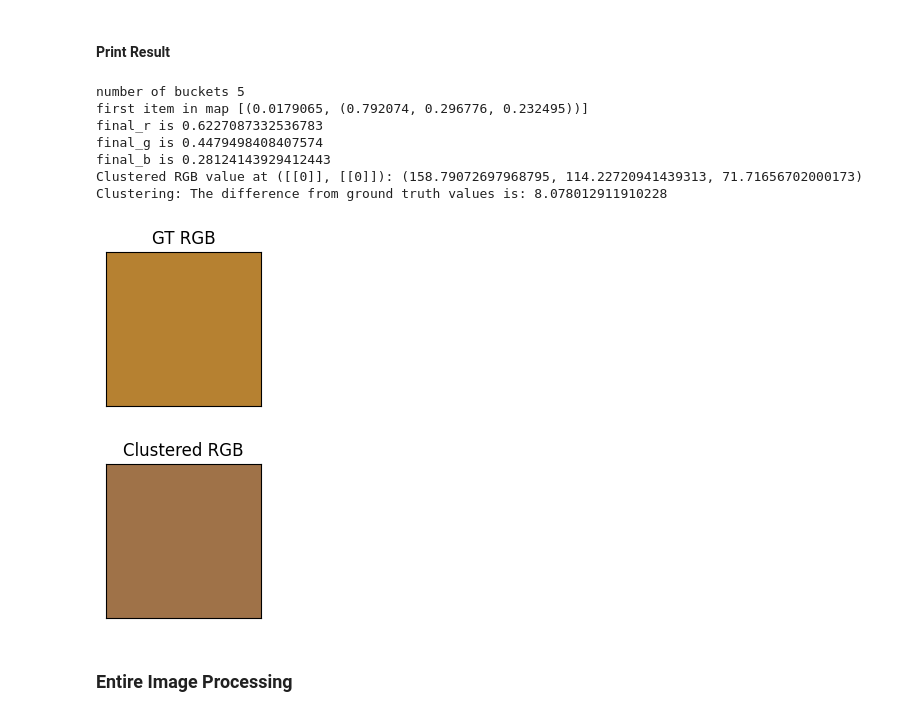
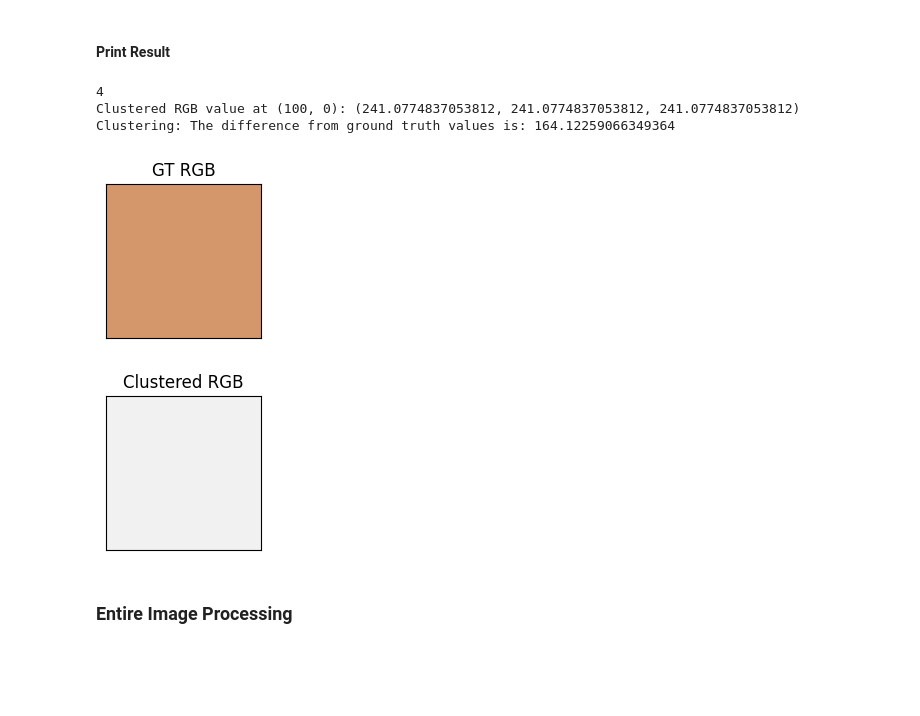
Before and after one commit to PLSE-Splats/clustering-exploration, a Jupyter notebook: src/jiexiao/3dgs_clustering.ipynb, the cells around one changed output. Drawn from its saved outputs; the diff is of its cells as text; code cells hidden in the pictures; blank space fills up the shorter version.

Commit message:
[Update-jiexiao] implemented the metric for comparing images, and optimize the running time for clustering

```diff
--- a/src/jiexiao/3dgs_clustering.ipynb
+++ b/src/jiexiao/3dgs_clustering.ipynb
@@ -9,6 +17,6 @@ import pandas as pd
 import matplotlib.pyplot as plt
 import math
 
-gt_image_path = '/content/drive/MyDrive/3dgs/data/pre-trained/3DGS/playroom/train/ours_30000/gt/00020.png'
-render_image_path = '/content/drive/MyDrive/3dgs/data/pre-trained/3DGS/playroom/train/ours_30000/renders/00020.png'
-dataset_path = '/content/drive/MyDrive/3dgs/gaussian-splatting/alpha_vals.csv'
+gt_image_path = '/home/jiexiao/clustering-exploration/resources/gt_20.png'
+render_image_path = '/home/jiexiao/clustering-exploration/resources/rendered_20.png'
+dataset_path = '/home/jiexiao/clustering-exploration/resources/playroom_v20.csv'
@@ -203,26 +215,37 @@ def naive_cluster(splats, epsilon=0.11):
 
   alpha_color = []
   for key in m.keys():
-      final_alpha = 1.0
+      T = 1.0
+      alpha_sum = 0
       final_color = (0.0, 0.0, 0.0)
 
       # Iterate through each item in m
       for depth, alpha, color in m[key]:
-          # final_alpha, final_color = stochastic_oit(depth, alpha, color, final_color, final_alpha)
-          final_alpha, final_color = stochastic_oit_correction(depth, alpha, color, final_color, final_alpha, len(m[key]))
-          # final_alpha, final_color = weighted_oit(depth, alpha, color, final_color, final_alpha, key + epsilon)
+          # final_color = stochastic_oit(alpha, color, final_color)
+          final_color = stochastic_oit_correction(alpha, color, final_color, len(m[key]))
+          # alpha_sum, final_color = weighted_oit(depth, alpha, color, final_color, alpha_sum)
+          T = T * (1 - alpha)
+          if T < 0.001:
+            break
 
-      final_alpha = 1 - final_alpha
+      final_alpha = 1 - T
       final_alpha = min(max(final_alpha, 0.0), 1.0)
 
       if final_alpha > 0:
           final_color = (
-              final_color[0] / final_alpha,
-              final_color[1] / final_alpha,
-              final_color[2] / final_alpha,
+              final_color[0] * final_alpha,
+              final_color[1] * final_alpha,
+              final_color[2] * final_alpha,
           )
       else:
           final_color = (0.0, 0.0, 0.0)
+
+      # final_color = (
+      #     final_color[0] / alpha_sum * final_alpha,
+      #     final_color[1] / alpha_sum * final_alpha,
+      #     final_color[2] / alpha_sum * final_alpha,
+      # )
+
 
       final_color = (
           min(max(final_color[0], 0.0), 1.0),
@@ -245,7 +268,7 @@ def naive_cluster(splats, epsilon=0.11):
     final_b += final_t * alpha * color[2]
     final_t = final_t * (1 - alpha)
 
-    if final_t <= 0:
+    if final_t <= 0.001:
       break
 
   # print(f"final_r is {final_r}")
@@ -398,8 +421,8 @@ def stream_sort_policy(splats):
 ### Streaming Sort: Single Pixel
 Pick specific pixel and apply the clustering algorithm
 # %%
-data = pl.scan_csv('/content/drive/MyDrive/3dgs/gaussian-splatting/update_playroom_20.csv')
-pixel_row = 0
+data = pl.scan_csv(dataset_path)
+pixel_row = 100
 pixel_num = data.select(pl.all()).slice(pixel_row, 1).collect().to_numpy()
 # %%
 image = Image.open(render_image_path)
@@ -411,8 +434,8 @@ def rgb_diff(gt_rgb_value, rgb_value):
 
 # Get the width and height of the image and random pick x,y
 width, height = image.size
-x = pixel_num % width
-y = pixel_num // width
+x = pixel_row % width
+y = pixel_row // width
 
 # Get the RGB value of the pixel at (x, y)
 rgb_value = image.getpixel((x, y))
@@ -475,38 +516,34 @@ print("UnSorting: the difference from ground truth RGB values is:", rgb_diff(gt_
 # %% [markdown]
 #### Print Result
 # %%
-clustered_rgb = stream_sort(filtered_splats)
+clustered_rgb = naive_cluster(filtered_splats, 0.11)
 print(f"Clustered RGB value at ({x}, {y}): {clustered_rgb}")
 
 diff = rgb_diff(gt_rgb_value, clustered_rgb)
 print("Clustering: The difference from ground truth values is:", diff)
 
 # Show ground truth
 gt_rgb_color = (gt_rgb_value[0] / 255, gt_rgb_value[1] / 255, gt_rgb_value[2] / 255)
 fig, ax = plt.subplots(figsize=(2, 2))
 ax.set_facecolor(gt_rgb_color)
 ax.set_xticks([])
 ax.set_yticks([])
 plt.title("GT RGB")
 plt.show()
 
 # Show clustered result
 c_rgb_color = (clustered_rgb[0] / 255, clustered_rgb[1] / 255, clustered_rgb[2] / 255)
 fig, ax = plt.subplots(figsize=(2, 2))
 ax.set_facecolor(c_rgb_color)
 ax.set_xticks([])
 ax.set_yticks([])
 plt.title("Clustered RGB")
 plt.show()
 # %% [output]
-number of buckets 5
-first item in map [(0.0179065, (0.792074, 0.296776, 0.232495))]
-final_r is 0.6227087332536783
-final_g is 0.4479498408407574
-final_b is 0.28124143929412443
-Clustered RGB value at ([[0]], [[0]]): (158.79072697968795, 114.22720941439313, 71.71656702000173)
-Clustering: The difference from ground truth values is: 8.078012911910228
+4
+Clustered RGB value at (100, 0): (241.0774837053812, 241.0774837053812, 241.0774837053812)
+Clustering: The difference from ground truth values is: 164.12259066349364
-[figure, old version]
+[figure, new version]
-[figure, old version]
+[figure, new version]
 # %% [markdown]
 ### Entire Image Processing
```
Also changed, not shown: parts of 10 cells of this notebook, 2 other files.
